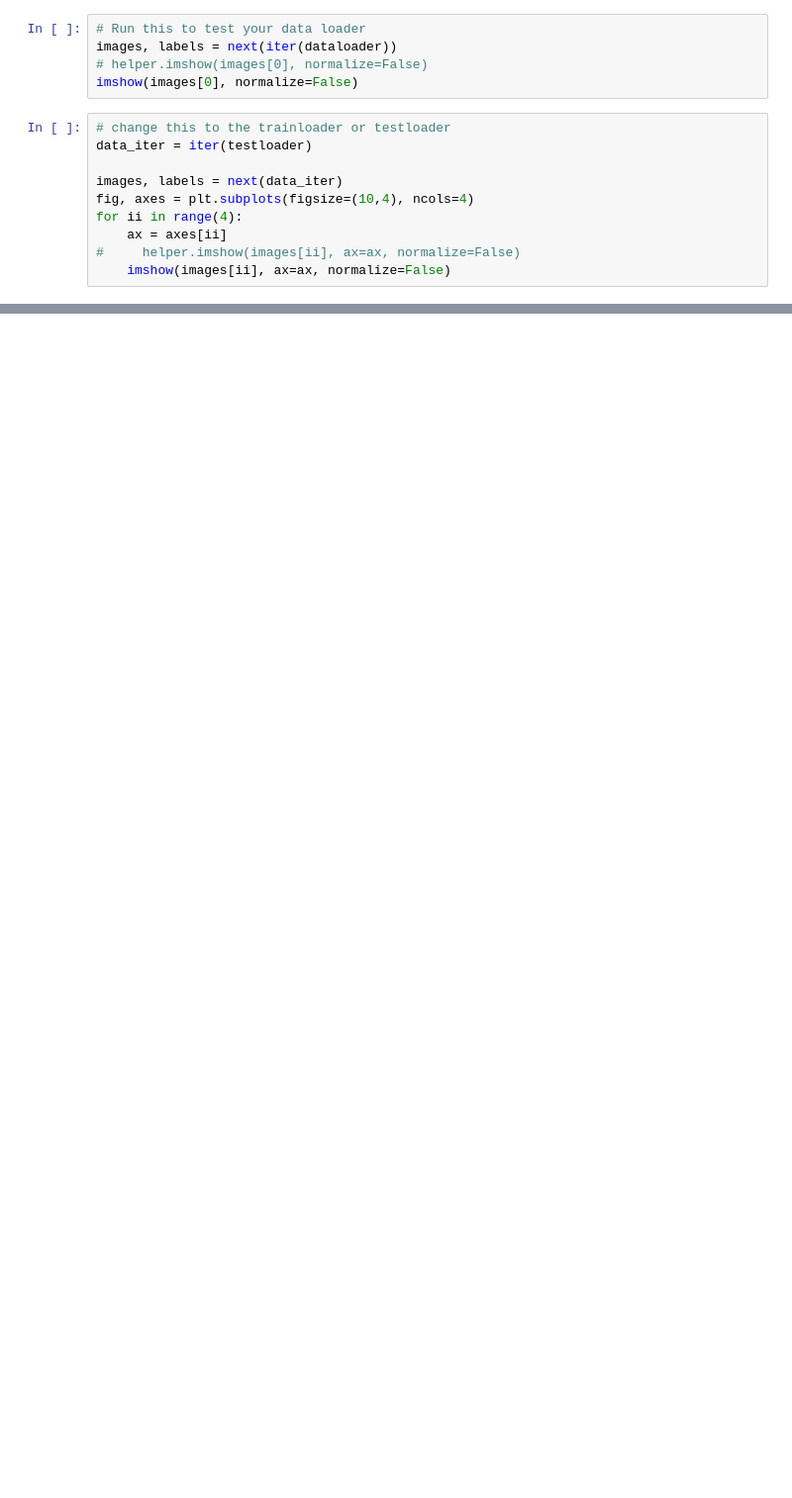
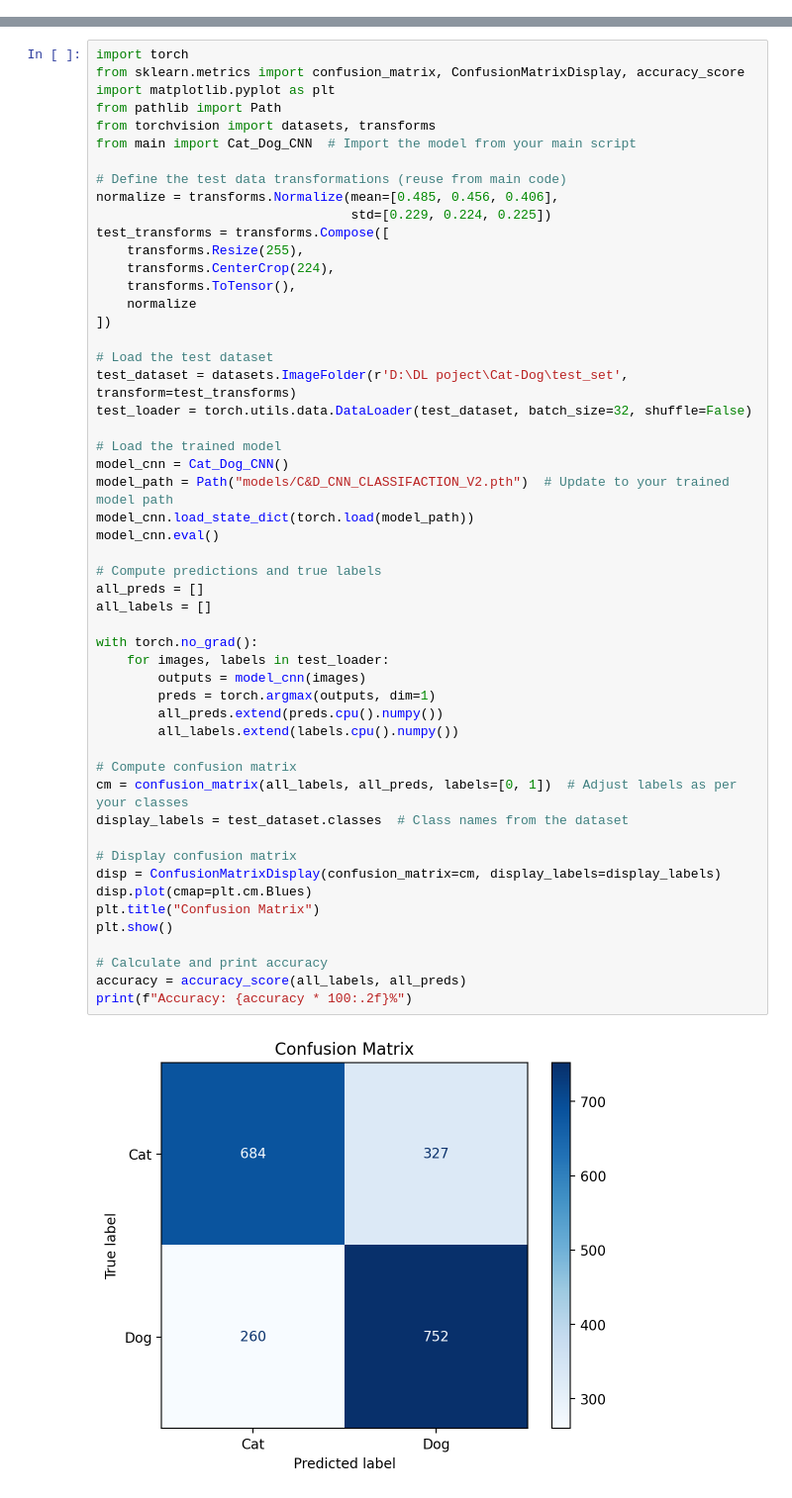
Before and after one commit to ahmed1more/Dogs-Cats-Classification-Model, a Jupyter notebook: visualiztion.ipynb, the cells around one changed output, grey strips where cells are left out. Shown: that part at 99% size. Drawn from its saved outputs; the diff is of its cells as text; blank space fills up the shorter version.

```diff
--- a/visualiztion.ipynb
+++ b/visualiztion.ipynb
@@ -112,15 +57,0 @@ tensor([[[ 2.2489,  2.2489,  2.2489,  ..., -0.1828, -0.1828, -0.1486],
-# %%
-# Run this to test your data loader
-images, labels = next(iter(dataloader))
-# helper.imshow(images[0], normalize=False)
-imshow(images[0], normalize=False)
-# %%
-# change this to the trainloader or testloader
-data_iter = iter(testloader)
-
-images, labels = next(data_iter)
-fig, axes = plt.subplots(figsize=(10,4), ncols=4)
-for ii in range(4):
-    ax = axes[ii]
-#     helper.imshow(images[ii], ax=ax, normalize=False)
-    imshow(images[ii], ax=ax, normalize=False)
@@ -153,0 +91,54 @@ WARNING: Ignoring invalid distribution -cipy (c:\users\ahmed\anaconda3\lib\site-
+# %%
+import torch
+from sklearn.metrics import confusion_matrix, ConfusionMatrixDisplay, accuracy_score
+import matplotlib.pyplot as plt
+from pathlib import Path
+from torchvision import datasets, transforms
+from main import Cat_Dog_CNN  # Import the model from your main script
+
+# Define the test data transformations (reuse from main code)
+normalize = transforms.Normalize(mean=[0.485, 0.456, 0.406],
+                                 std=[0.229, 0.224, 0.225])
+test_transforms = transforms.Compose([
+    transforms.Resize(255),
+    transforms.CenterCrop(224),
+    transforms.ToTensor(),
+    normalize
+])
+
+# Load the test dataset
+test_dataset = datasets.ImageFolder(r'D:\DL poject\Cat-Dog\test_set', transform=test_transforms)
+test_loader = torch.utils.data.DataLoader(test_dataset, batch_size=32, shuffle=False)
+
+# Load the trained model
+model_cnn = Cat_Dog_CNN()
+model_path = Path("models/C&D_CNN_CLASSIFACTION_V2.pth")  # Update to your trained model path
+model_cnn.load_state_dict(torch.load(model_path))
+model_cnn.eval()
+
+# Compute predictions and true labels
+all_preds = []
+all_labels = []
+
+with torch.no_grad():
+    for images, labels in test_loader:
+        outputs = model_cnn(images)
+        preds = torch.argmax(outputs, dim=1)
+        all_preds.extend(preds.cpu().numpy())
+        all_labels.extend(labels.cpu().numpy())
+
+# Compute confusion matrix
+cm = confusion_matrix(all_labels, all_preds, labels=[0, 1])  # Adjust labels as per your classes
+display_labels = test_dataset.classes  # Class names from the dataset
+
+# Display confusion matrix
+disp = ConfusionMatrixDisplay(confusion_matrix=cm, display_labels=display_labels)
+disp.plot(cmap=plt.cm.Blues)
+plt.title("Confusion Matrix")
+plt.show()
+
+# Calculate and print accuracy
+accuracy = accuracy_score(all_labels, all_preds)
+print(f"Accuracy: {accuracy * 100:.2f}%")
+# %% [output]
+[figure, added]
```
Also changed, not shown: parts of 10 cells of this notebook, 12 other files.
